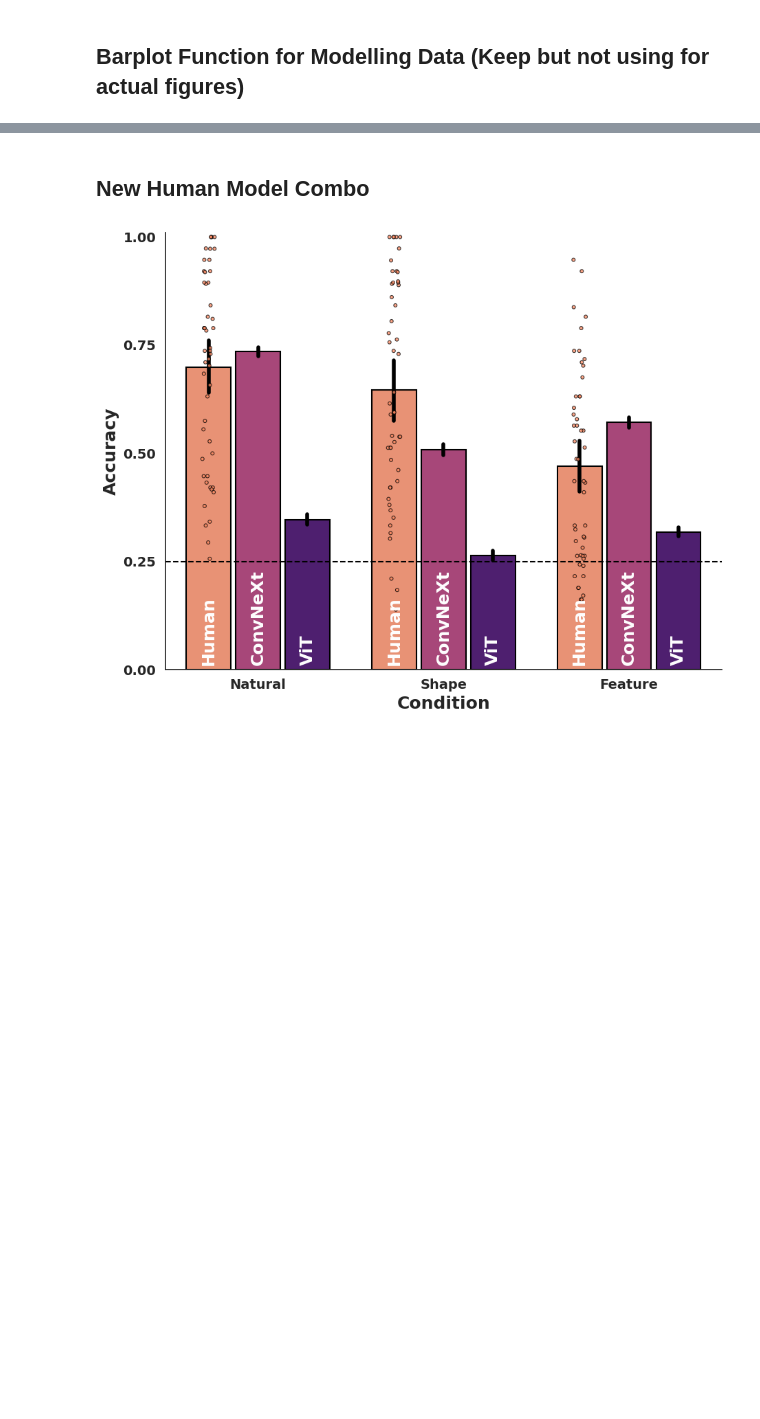
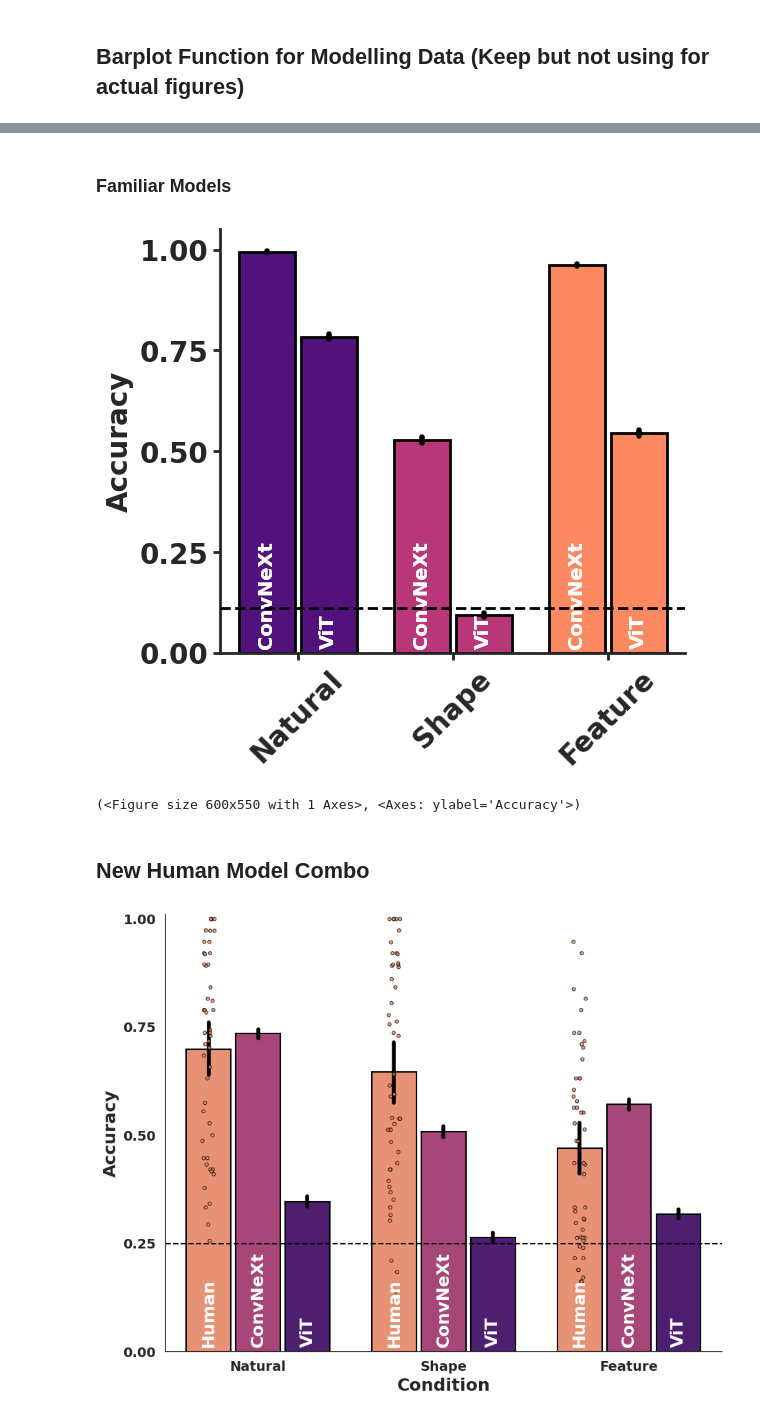
Before and after one commit to ars1399/glint_analysis, a Jupyter notebook: glint_figure_generator.ipynb, the cells around one changed output, grey strips where cells are left out. Saved outputs shown, nothing was run; the diff lists cells and outputs as text; code cells hidden in the pictures; blank space fills up the shorter version.

```diff
--- a/glint_figure_generator.ipynb
+++ b/glint_figure_generator.ipynb
@@ -613,11 +618,13 @@ modelling_barplot(data= novel_models, chance = chance_novel)
+# %% [markdown]
+### Familiar Models
 # %%
-novel_models_path = '/zpool/vladlab/data_drive/glint_master/data/model_data/summary_csv/novel_model_summary.csv'
 
-novel_models = pd.read_csv(novel_models_path)
+chance_novel = 1/9
 
-chance_novel = 1/4
-
-modelling_barplot(data= novel_models, chance = chance_novel)
+modelling_barplot(data= familiar_models_data, chance = chance_novel)
+# %% [output]
+[figure, added]
+(<Figure size 600x550 with 1 Axes>, <Axes: ylabel='Accuracy'>)
 # %% [markdown]
 ## New Human Model Combo
 # %%
```
Also changed, not shown: parts of 21 cells of this notebook, 2 other files.
